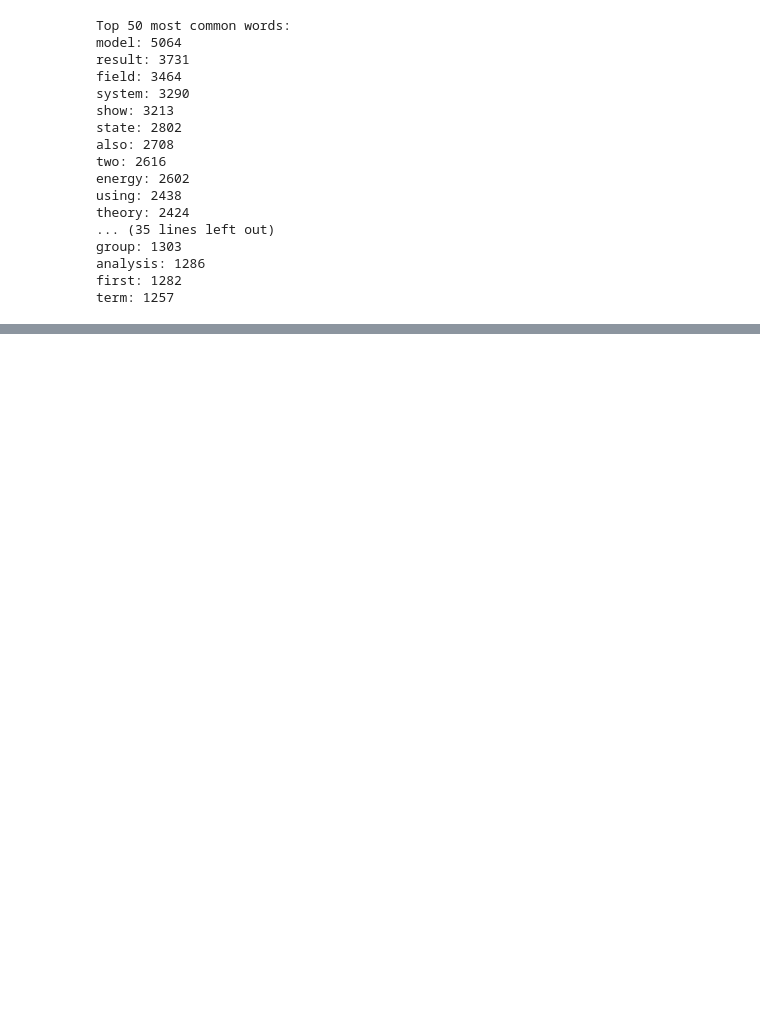
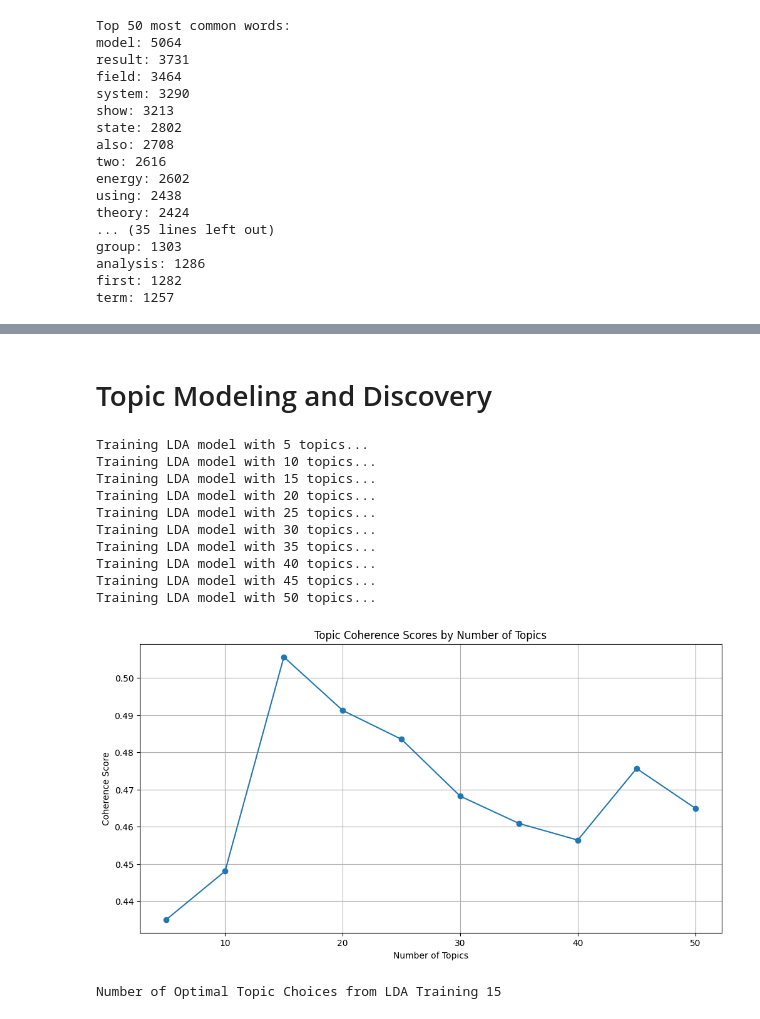
Before and after one commit to darshgandhi/Trend-Analysis, a Jupyter notebook: main.ipynb, the cells around one changed output, grey strips where cells are left out. Saved outputs shown, nothing was run; the diff lists cells and outputs as text; code cells hidden in the pictures; blank space fills up the shorter version.

```diff
--- a/main.ipynb
+++ b/main.ipynb
@@ -274,0 +310,60 @@ plot_embeddings(umap_bert, "UMAP - BERT")
+# %% [markdown]
+# Topic Modeling and Discovery
+# %%
+# Load the cleaned abstracts
+with open(cleaned_file_path, "r", encoding="utf-8") as file:
+    cleaned_abstracts = [line.strip().split() for line in file]
+
+# Create dictionary
+dictionary = corpora.Dictionary(cleaned_abstracts)
+# Filter extremes (optional) - remove very rare and very common words
+dictionary.filter_extremes(no_below=5, no_above=0.5)
+# Create corpus
+corpus = [dictionary.doc2bow(abstract) for abstract in cleaned_abstracts]
+# %%
+def get_document_topics_df(model, corpus, num_topics):
+    #document-topic distributions
+    doc_topic_matrix = np.zeros((len(corpus), num_topics))
+
+    for i, doc in enumerate(corpus):
+        doc_topics = model.get_document_topics(doc, minimum_probability=0)
+        for topic_id, prob in doc_topics:
+            doc_topic_matrix[i, topic_id] = prob
+
+    doc_topic_df = pd.DataFrame(
+        doc_topic_matrix,
+        columns=[f'Topic_{i}' for i in range(num_topics)]
+    )
+
+    return doc_topic_df
+
+def generate_topic_keywords_table(model, num_topics, num_words=15):
+    #table of topic keywords with probabilities
+    topic_keywords = []
+    for i in range(num_topics):
+        topic = model.show_topic(i, num_words)
+        topic_keywords.append([(word, round(prob, 4)) for word, prob in topic])
+
+    # Create DataFrame
+    df = pd.DataFrame()
+    for i in range(num_topics):
+        df[f'Topic {i}'] = pd.Series([x[0] for x in topic_keywords[i]])
+        df[f'Weight {i}'] = pd.Series([x[1] for x in topic_keywords[i]])
+
+    return df
+# %% [output]
+Training LDA model with 5 topics...
+Training LDA model with 10 topics...
+Training LDA model with 15 topics...
+Training LDA model with 20 topics...
+Training LDA model with 25 topics...
+Training LDA model with 30 topics...
+Training LDA model with 35 topics...
+Training LDA model with 40 topics...
+Training LDA model with 45 topics...
+Training LDA model with 50 topics...
+[figure, added]
+# %%
+print(f"Number of Optimal Topic Choices from LDA Training {optimal_num_topics}")
+# %% [output]
+Number of Optimal Topic Choices from LDA Training 15
```
Also changed, not shown: parts of 10 cells of this notebook.
